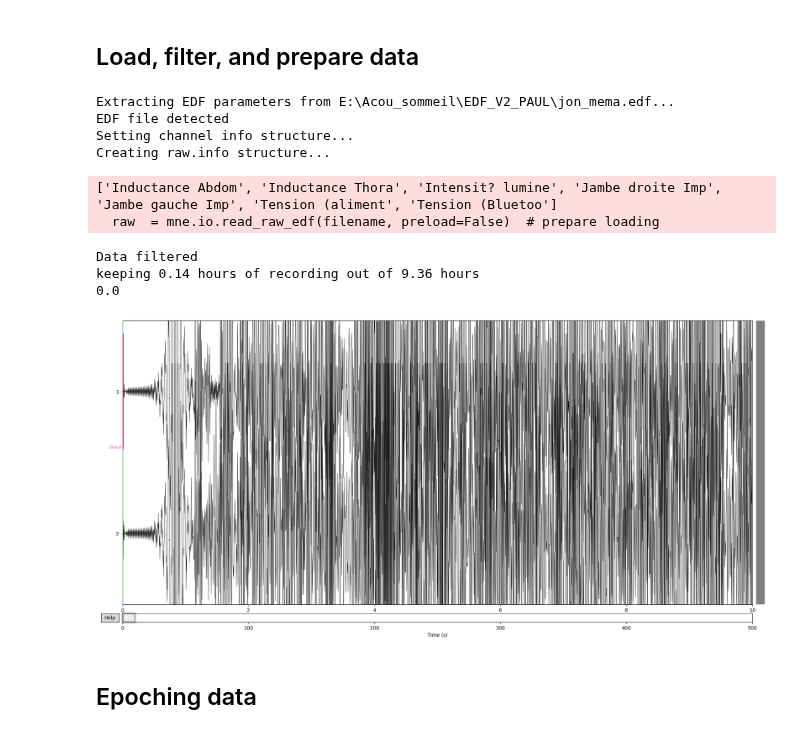
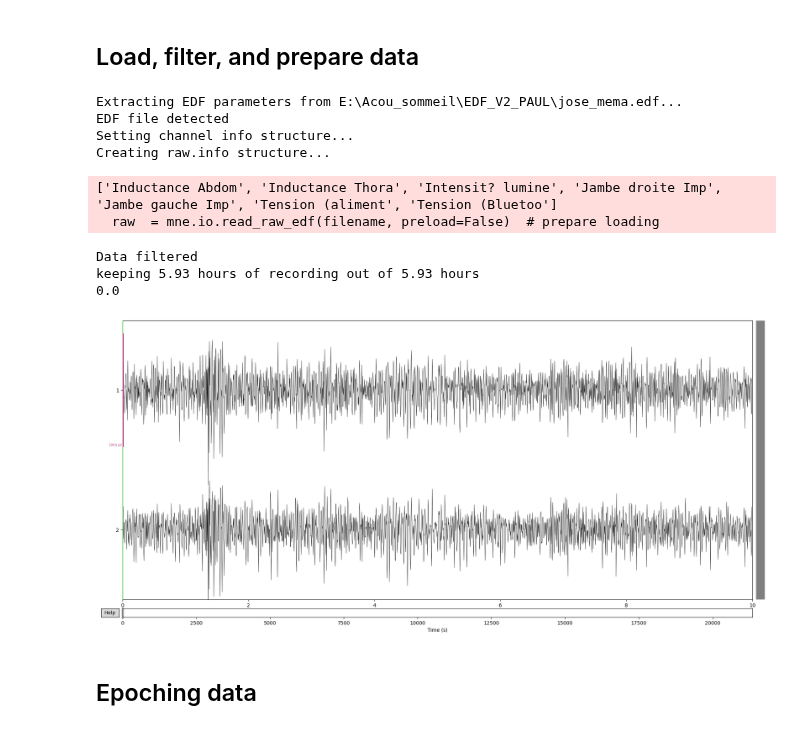
Before and after one commit to lkorczowski/Tinnitus-n-Sleep, a Jupyter notebook: notebooks/Bruxism_detection.ipynb, the cells around one changed output. Saved outputs shown, nothing was run; the diff lists cells and outputs as text; code cells hidden in the pictures.

```diff
--- a/notebooks/Bruxism_detection.ipynb
+++ b/notebooks/Bruxism_detection.ipynb
@@ -34,39 +34,39 @@ Config loaded
 # %% [markdown]
 ## Load, filter, and prepare data
 # %%
-filename = Config.bruxisme_files[40]  # load file from config
+filename = Config.bruxisme_files[41]  # load file from config
 picks_chan = ['1', '2']           # subset of EMG electrodes
 
 raw  = mne.io.read_raw_edf(filename, preload=False)  # prepare loading
 tmin = raw.times[0]
 tmax = raw.times[-1]
 
-croptimes=dict(tmin=raw.times[0], tmax=raw.times[0]+500)
-raw.crop(**croptimes)
+#croptimes=dict(tmin=raw.times[0], tmax=raw.times[0]+500)
+#raw.crop(**croptimes)
 
 raw  = CreateRaw(raw[picks_chan][0], raw.info["sfreq"], picks_chan, ch_types='emg')        # pick channels and load
 
 raw  = raw.filter(20., 99., n_jobs=4,
                   fir_design='firwin', filter_length='auto', phase='zero-double',
                   picks=picks_chan)
 ch_names = raw.info["ch_names"]
 print("Data filtered")
 
 offset = raw.times[0]
 print(f"keeping {(raw.times[-1]-raw.times[0])/3600:0.2f} hours of recording out of {(tmax-tmin)/3600:0.2f} hours")
 print(offset)
 raw.plot(scalings=dict(emg=5e-5))
 # %% [output]
-Extracting EDF parameters from E:\Acou_sommeil\EDF_V2_PAUL\jon_mema.edf...
+Extracting EDF parameters from E:\Acou_sommeil\EDF_V2_PAUL\jose_mema.edf...
 EDF file detected
 Setting channel info structure...
 Creating raw.info structure...
 ['Inductance Abdom', 'Inductance Thora', 'Intensit? lumine', 'Jambe droite Imp', 'Jambe gauche Imp', 'Tension (aliment', 'Tension (Bluetoo']
   raw  = mne.io.read_raw_edf(filename, preload=False)  # prepare loading
 Data filtered
-keeping 0.14 hours of recording out of 9.36 hours
+keeping 5.93 hours of recording out of 5.93 hours
 0.0
-[figure, old version]
+[figure, new version]
 # %% [markdown]
 ## Epoching data
 # %%
```
Also changed, not shown: parts of 9 cells of this notebook, 1 other file.
